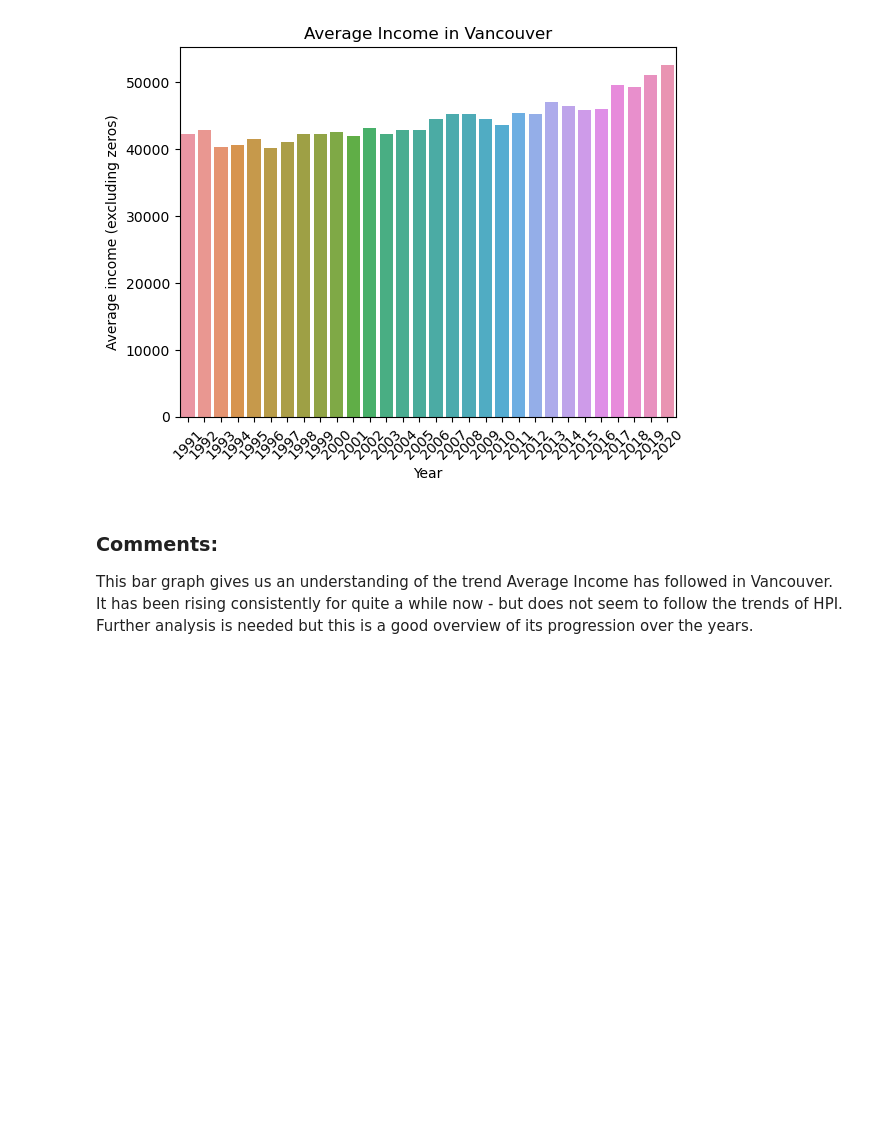
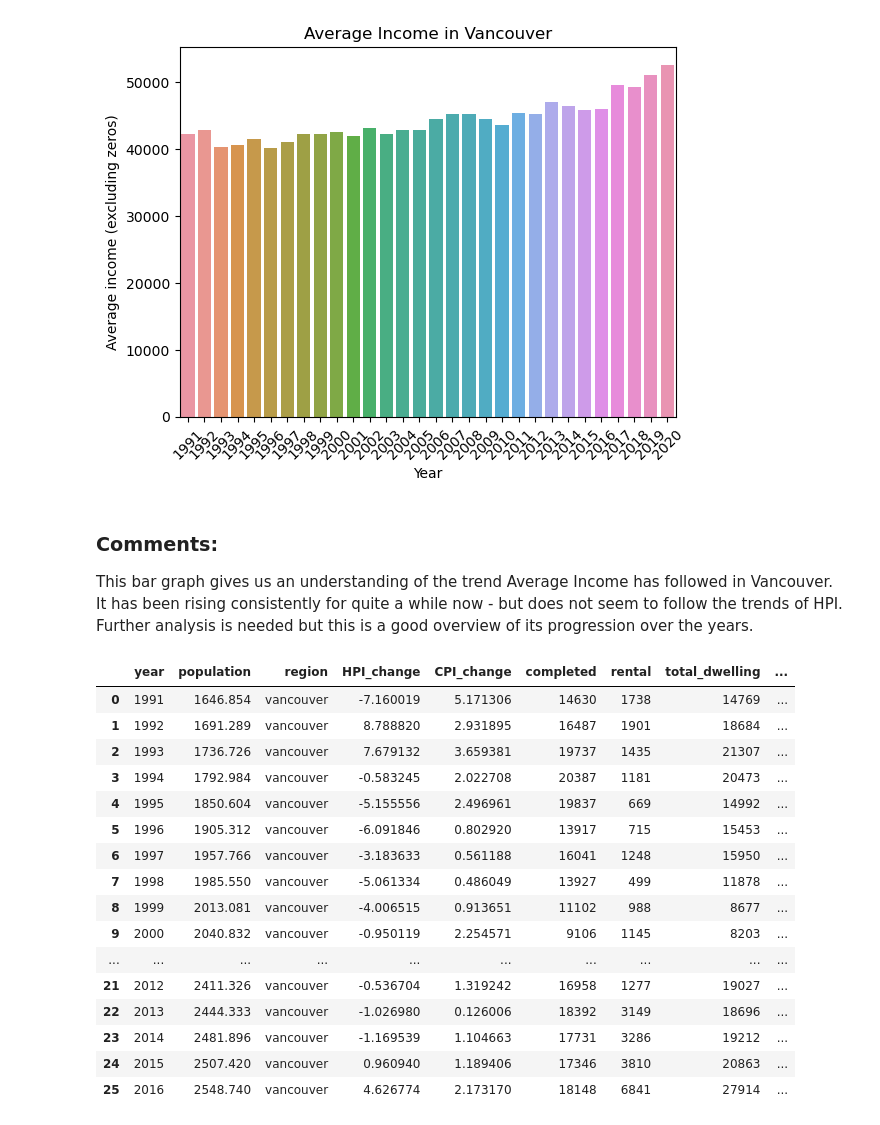
Before and after one commit to ubco-W2022T1-cosc301/group13, a Jupyter notebook: notebooks/analysis1.ipynb, the cells around one changed output. Drawn from its saved outputs; the diff is of its cells as text; code cells hidden in the pictures; blank space fills up the shorter version.

```diff
--- a/notebooks/analysis1.ipynb
+++ b/notebooks/analysis1.ipynb
@@ -154,3 +143,43 @@ graph.set(title="Average Income in Vancouver")
 # %% [markdown]
 ### Comments:
 This bar graph gives us an understanding of the trend Average Income has followed in Vancouver. It has been rising consistently for quite a while now - but does not seem to follow the trends of HPI. Further analysis is needed but this is a good overview of its progression over the years.
+# %%
+def load_and_process(path):
+    df1 = (
+        pd.read_csv(str(path) + "housing-supply-price-rental.csv")
+        .loc[lambda x: x['region']=='vancouver']
+        .reset_index(drop=True)
+        .loc[:, ['year', 'population', 'region', 'HPI_change', 'CPI_change', 'completed', 'rental', 'total_dwelling', 'unemployment_rate']]
+        .astype({'year': int})
+        .loc[1:26]
+    )
+
+    df2 = (
+        pd.read_csv(str(path) + "vancouver_income_main.csv")
+        .set_axis(['year', 'no_of_people', 'people_with_income', 'aggre_income', 'avg_income', 'med_income'], axis=1)
+        .loc[0:25]
+    )
+
+    df3 = (df1.merge(df2, how='inner'))
+
+    return df3
+# %%
+load_and_process("../data/raw/")
+# %% [output]
+|  | year | population | region | HPI_change | CPI_change | completed | rental | total_dwelling | ... |
+| 0 | 1991 | 1646.854 | vancouver | -7.160019 | 5.171306 | 14630 | 1738 | 14769 | ... |
+| 1 | 1992 | 1691.289 | vancouver | 8.788820 | 2.931895 | 16487 | 1901 | 18684 | ... |
+| 2 | 1993 | 1736.726 | vancouver | 7.679132 | 3.659381 | 19737 | 1435 | 21307 | ... |
+| 3 | 1994 | 1792.984 | vancouver | -0.583245 | 2.022708 | 20387 | 1181 | 20473 | ... |
+| 4 | 1995 | 1850.604 | vancouver | -5.155556 | 2.496961 | 19837 | 669 | 14992 | ... |
+| 5 | 1996 | 1905.312 | vancouver | -6.091846 | 0.802920 | 13917 | 715 | 15453 | ... |
+| 6 | 1997 | 1957.766 | vancouver | -3.183633 | 0.561188 | 16041 | 1248 | 15950 | ... |
+| 7 | 1998 | 1985.550 | vancouver | -5.061334 | 0.486049 | 13927 | 499 | 11878 | ... |
+| 8 | 1999 | 2013.081 | vancouver | -4.006515 | 0.913651 | 11102 | 988 | 8677 | ... |
+| 9 | 2000 | 2040.832 | vancouver | -0.950119 | 2.254571 | 9106 | 1145 | 8203 | ... |
+| ... | ... | ... | ... | ... | ... | ... | ... | ... | ... |
+| 21 | 2012 | 2411.326 | vancouver | -0.536704 | 1.319242 | 16958 | 1277 | 19027 | ... |
+| 22 | 2013 | 2444.333 | vancouver | -1.026980 | 0.126006 | 18392 | 3149 | 18696 | ... |
+| 23 | 2014 | 2481.896 | vancouver | -1.169539 | 1.104663 | 17731 | 3286 | 19212 | ... |
+| 24 | 2015 | 2507.420 | vancouver | 0.960940 | 1.189406 | 17346 | 3810 | 20863 | ... |
+| 25 | 2016 | 2548.740 | vancouver | 4.626774 | 2.173170 | 18148 | 6841 | 27914 | ... |
```
Also changed, not shown: parts of 5 cells of this notebook.
